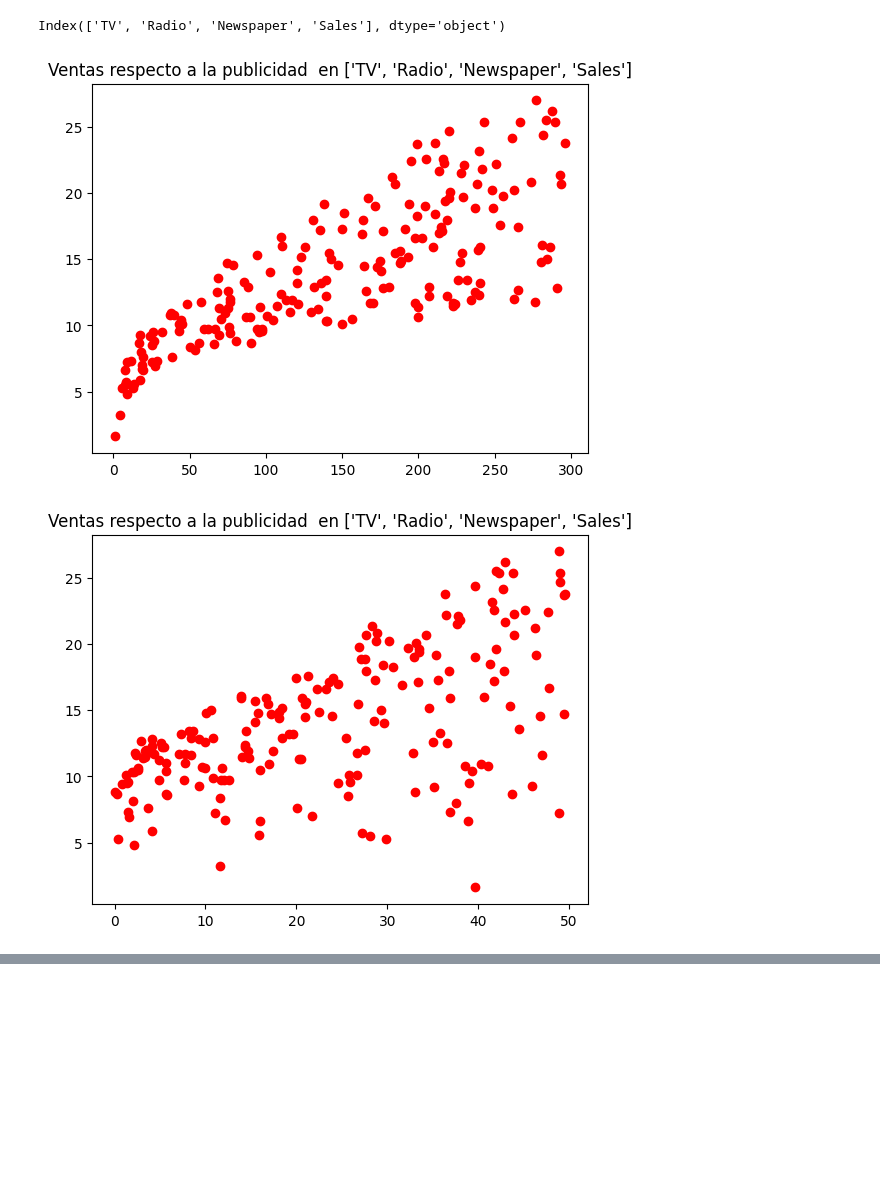
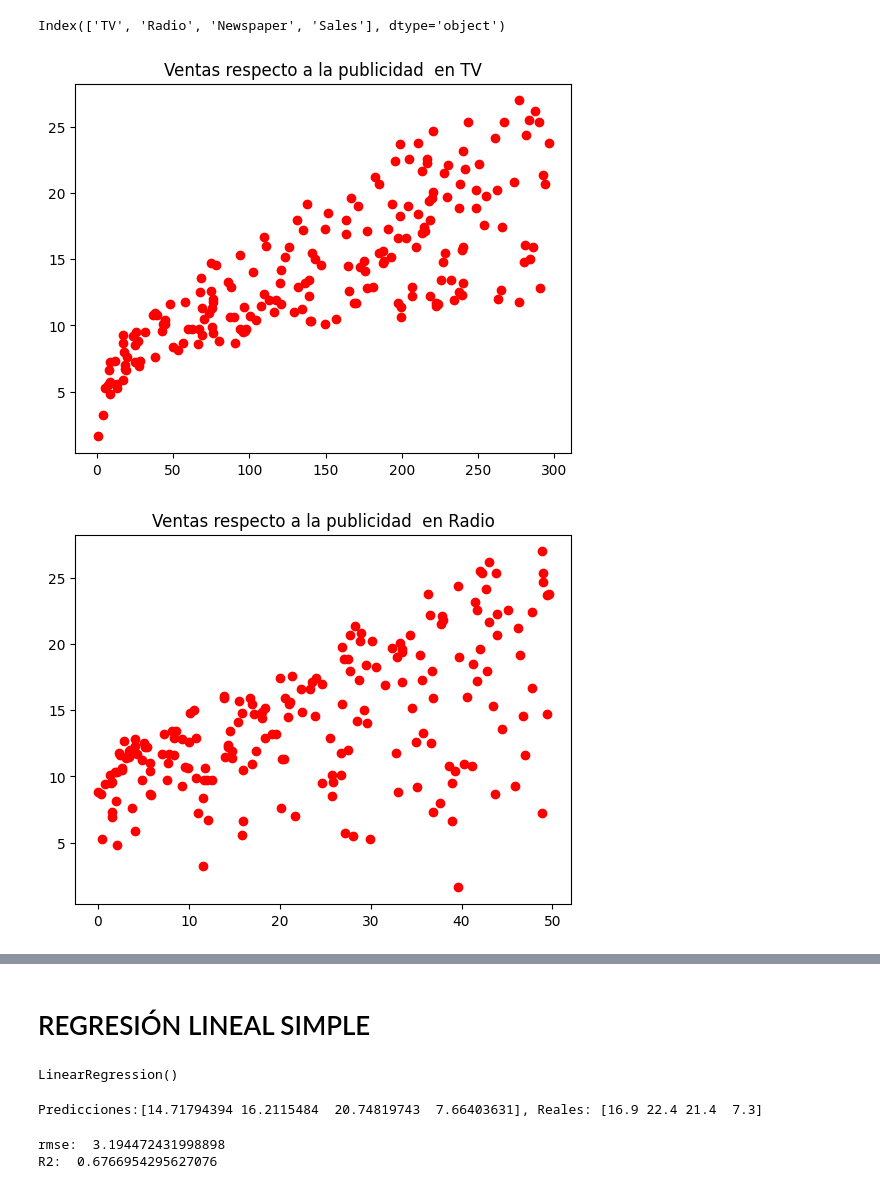
Before and after one commit to ETorresSacha/clases-MI, a Jupyter notebook: clase1_machine_learning.ipynb, the cells around one changed output, grey strips where cells are left out. Drawn from its saved outputs; the diff is of its cells as text; code cells hidden in the pictures; blank space fills up the shorter version.

```diff
--- a/clase1_machine_learning.ipynb
+++ b/clase1_machine_learning.ipynb
@@ -74,11 +74,11 @@ data.columns
 Index(['TV', 'Radio', 'Newspaper', 'Sales'], dtype='object')
 # %%
 #relacion entre las variables
-cols = ['TV', 'Radio', 'Newspaper', 'Sales']
+cols = ['TV', 'Radio', 'Newspaper']
 for col in cols:
   plt.plot(data[col], data['Sales'],'ro')
-  plt.title('Ventas respecto a la publicidad  en %s'% cols)
+  plt.title('Ventas respecto a la publicidad  en %s'% col)
   plt.show()
 # %% [output]
-[figure, old version]
+[figure, new version]
-[figure, old version]
+[figure, new version]
@@ -86,0 +86,2 @@ for col in cols:
+# %% [markdown]
+# REGRESIÓN LINEAL SIMPLE
@@ -86,0 +98,5 @@ for col in cols:
+# %%
+lin_reg = LinearRegression() # se hace el llamado a la función
+lin_reg.fit(X_train,y_train) # se le entrena
+# %% [output]
+LinearRegression()
@@ -86,0 +105,17 @@ for col in cols:
+# %%
+print('Predicciones:{}, Reales: {}'.format(y_pred[:4], Y_test[:4]))
+# %% [output]
+Predicciones:[14.71794394 16.2115484  20.74819743  7.66403631], Reales: [16.9 22.4 21.4  7.3]
+# %%
+# calificar el modelo
+# RMSE
+mse = mean_squared_error(Y_test, y_pred) # devuelve el error cuadrático medio
+rmse = np.sqrt(mse)
+print ('rmse: ',rmse)
+
+# R2
+r2 = r2_score(Y_test,y_pred)
+print('R2: ',r2)
+# %% [output]
+rmse:  3.194472431998898
+R2:  0.6766954295627076
```
Also changed, not shown: parts of 8 cells of this notebook.
